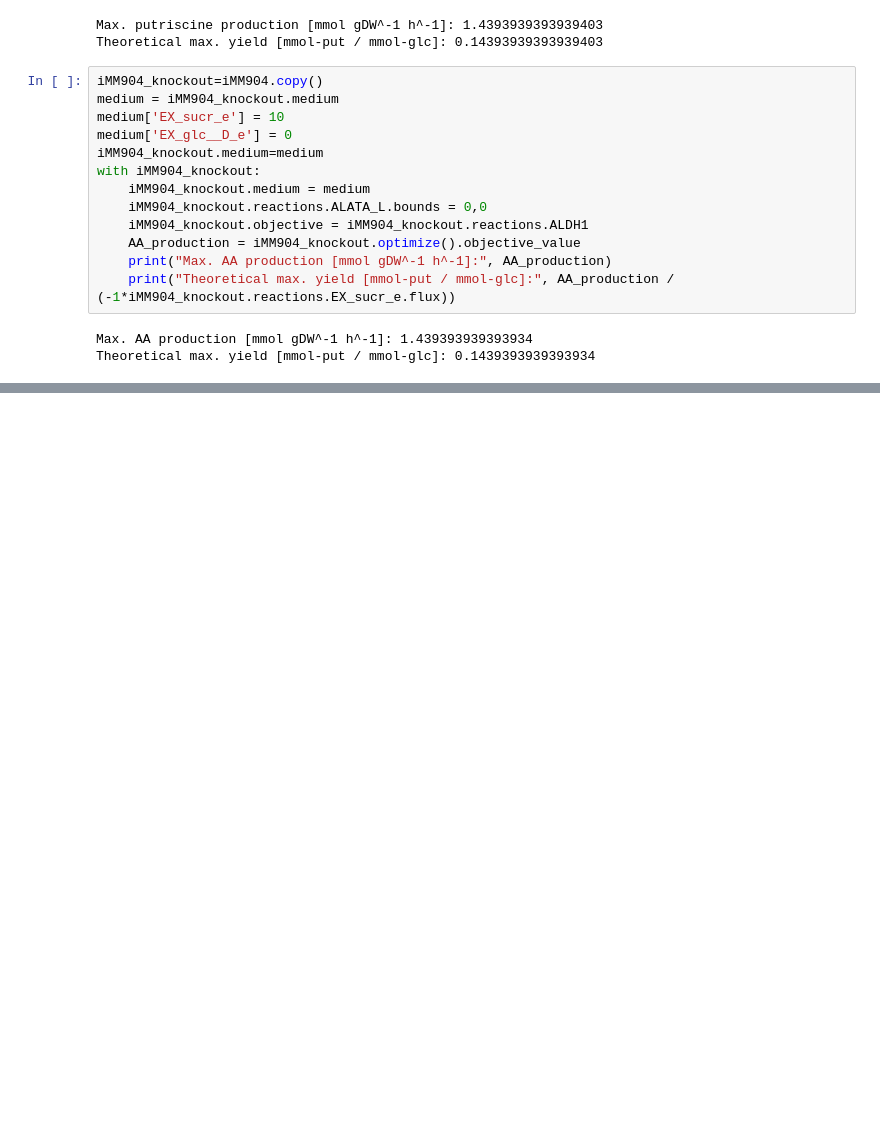
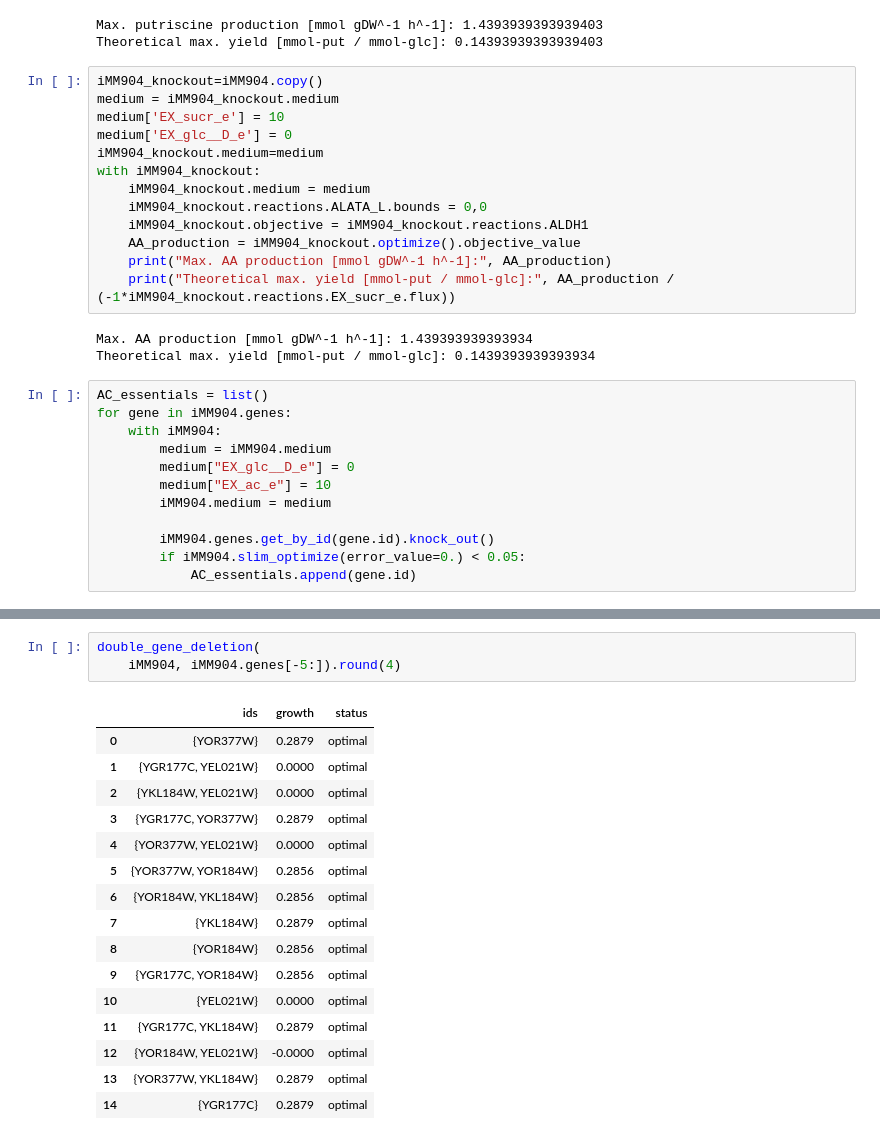
Before and after one commit to 27410/group-assignment-group-8, a Jupyter notebook: Analysis/06.3_Knockouts.ipynb, the cells around one changed output, grey strips where cells are left out. Cells and saved outputs as stored; diff of their text form; blank space fills up the shorter version.

```diff
--- a/Analysis/06.3_Knockouts.ipynb
+++ b/Analysis/06.3_Knockouts.ipynb
@@ -522,3 +522,15 @@ with iMM904_knockout:
 # %% [output]
 Max. AA production [mmol gDW^-1 h^-1]: 1.439393939393934
 Theoretical max. yield [mmol-put / mmol-glc]: 0.1439393939393934
+# %%
+AC_essentials = list()
+for gene in iMM904.genes:
+    with iMM904:
+        medium = iMM904.medium
+        medium["EX_glc__D_e"] = 0
+        medium["EX_ac_e"] = 10
+        iMM904.medium = medium
+
+        iMM904.genes.get_by_id(gene.id).knock_out()
+        if iMM904.slim_optimize(error_value=0.) < 0.05:
+            AC_essentials.append(gene.id)
@@ -524,0 +547,20 @@ Theoretical max. yield [mmol-put / mmol-glc]: 0.1439393939393934
+# %%
+double_gene_deletion(
+    iMM904, iMM904.genes[-5:]).round(4)
+# %% [output]
+|  | ids | growth | status |
+| 0 | {YOR377W} | 0.2879 | optimal |
+| 1 | {YGR177C, YEL021W} | 0.0000 | optimal |
+| 2 | {YKL184W, YEL021W} | 0.0000 | optimal |
+| 3 | {YGR177C, YOR377W} | 0.2879 | optimal |
+| 4 | {YOR377W, YEL021W} | 0.0000 | optimal |
+| 5 | {YOR377W, YOR184W} | 0.2856 | optimal |
+| 6 | {YOR184W, YKL184W} | 0.2856 | optimal |
+| 7 | {YKL184W} | 0.2879 | optimal |
+| 8 | {YOR184W} | 0.2856 | optimal |
+| 9 | {YGR177C, YOR184W} | 0.2856 | optimal |
+| 10 | {YEL021W} | 0.0000 | optimal |
+| 11 | {YGR177C, YKL184W} | 0.2879 | optimal |
+| 12 | {YOR184W, YEL021W} | -0.0000 | optimal |
+| 13 | {YOR377W, YKL184W} | 0.2879 | optimal |
+| 14 | {YGR177C} | 0.2879 | optimal |
```
Also changed, not shown: parts of 4 cells of this notebook, 1 other file.
